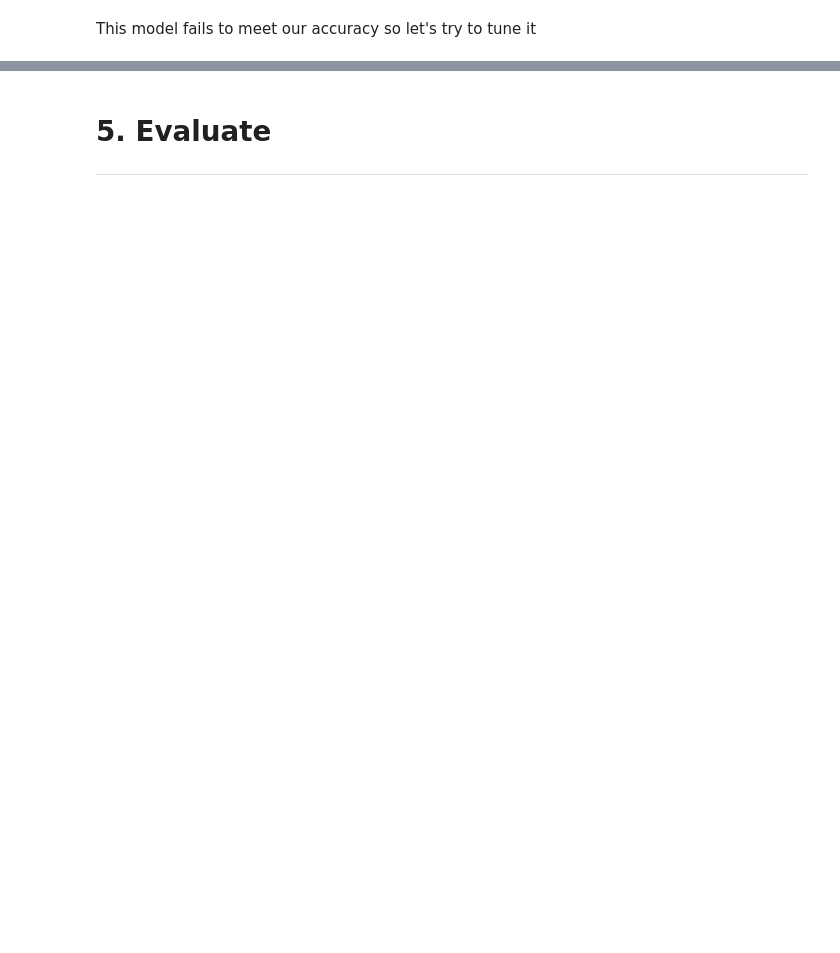
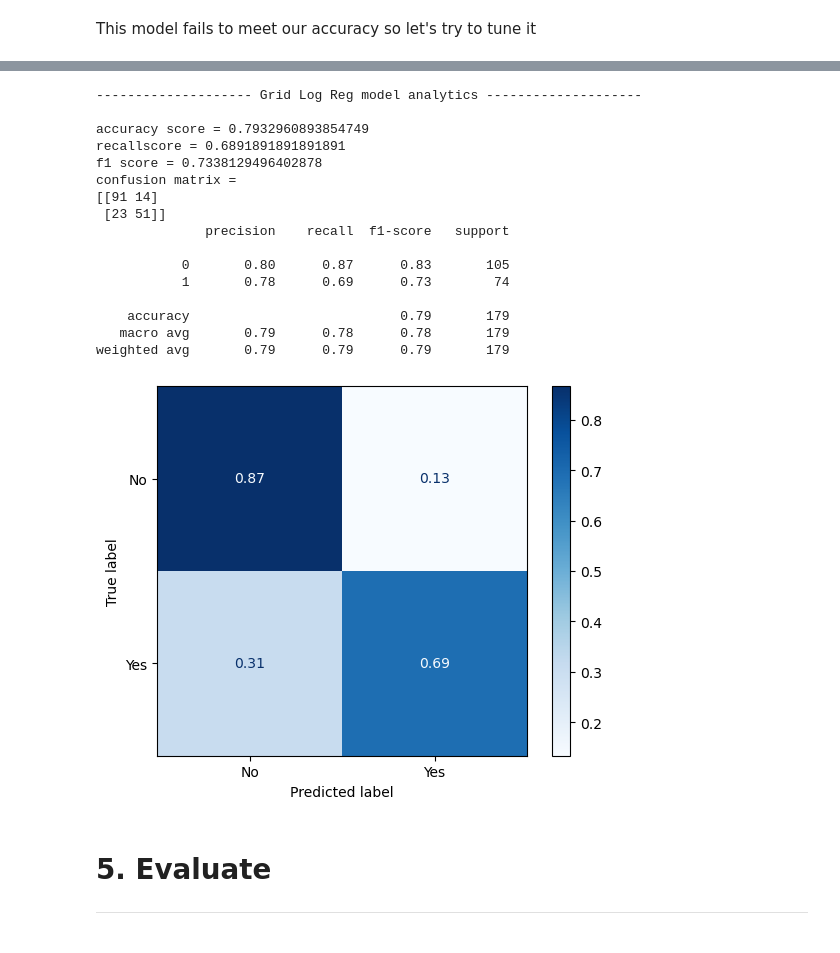
Before and after one commit to Benbellah-Owino/titanic-analysis-and-modelling, a Jupyter notebook: index.ipynb, the cells around one changed output, grey strips where cells are left out. Saved outputs shown, nothing was run; the diff lists cells and outputs as text; code cells hidden in the pictures; blank space fills up the shorter version.

Commit message:
Tried to tune the Logistic Regression model

```diff
--- a/index.ipynb
+++ b/index.ipynb
@@ -423,7 +423,8 @@ Let's start  with logistic regression. We will train a base model then tune it
 # %%
 base_log_pp = ColumnTransformer(
     transformers=[
-        ('cat', OneHotEncoder(handle_unknown='ignore', drop="first"), categorical_cols)
+        ('cat', OneHotEncoder(handle_unknown='ignore', drop="first"), categorical_cols),
+        ('num', StandardScaler(), numerical_cols)
     ]
 )
 p_base_log = Pipeline([
@@ -463,2 +466,24 @@ weighted avg       0.78      0.78      0.78       179
 # %% [markdown]
 This model fails to meet our accuracy so let's try to tune it
+# %%
+log_grid_params = [
+    {"model__max_iter":[100,110, 120, 140, 150]},
+    {
+        'model__penalty': ['l1'],
+        'model__C': [0.01, 0.1, 1, 10],
+        'model__solver': ['liblinear']
+    },
+    {
+        'model__penalty': ['l2'],
+        'model__C': [0.01, 0.1, 1, 10],
+        'model__solver': ['lbfgs', 'liblinear']
+    }
+]
+log_grid = GridSearchCV(
+    p_base_log,
+    log_grid_params,
+    cv = 5,
+    scoring="accuracy",
+    n_jobs = -1
+)
+log_grid.fit(X_train, y_train)
@@ -465,2 +508,22 @@ This model fails to meet our accuracy so let's try to tune it
+# %%
+analyze_model("Grid Log Reg", log_grid)
+# %% [output]
+-------------------- Grid Log Reg model analytics --------------------
+
+accuracy score = 0.7932960893854749
+recallscore = 0.6891891891891891
+f1 score = 0.7338129496402878
+confusion matrix =
+[[91 14]
+ [23 51]]
+              precision    recall  f1-score   support
+
+           0       0.80      0.87      0.83       105
+           1       0.78      0.69      0.73        74
+
+    accuracy                           0.79       179
+   macro avg       0.79      0.78      0.78       179
+weighted avg       0.79      0.79      0.79       179
+[figure, added]
 # %% [markdown]
 # **5. Evaluate**<hr>
```
Also changed, not shown: parts of 4 cells of this notebook.
